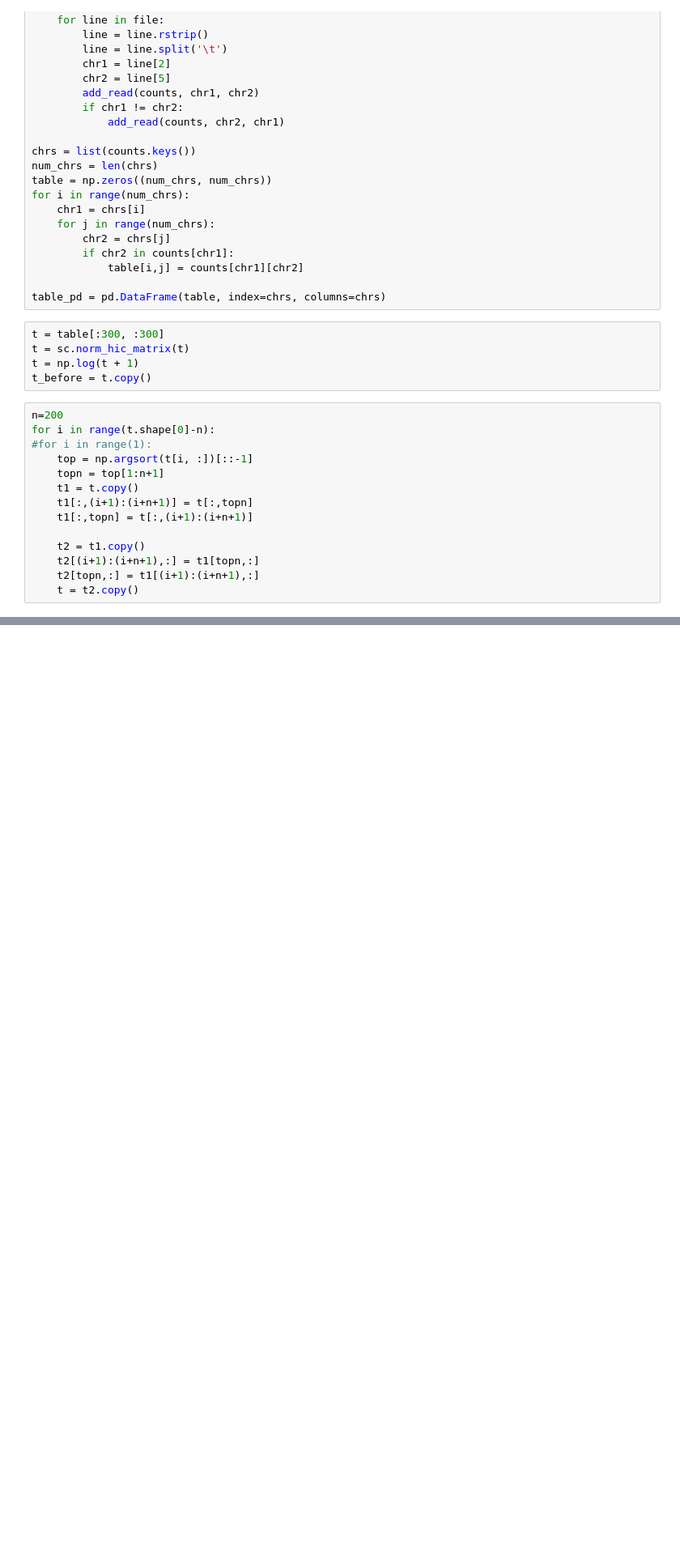
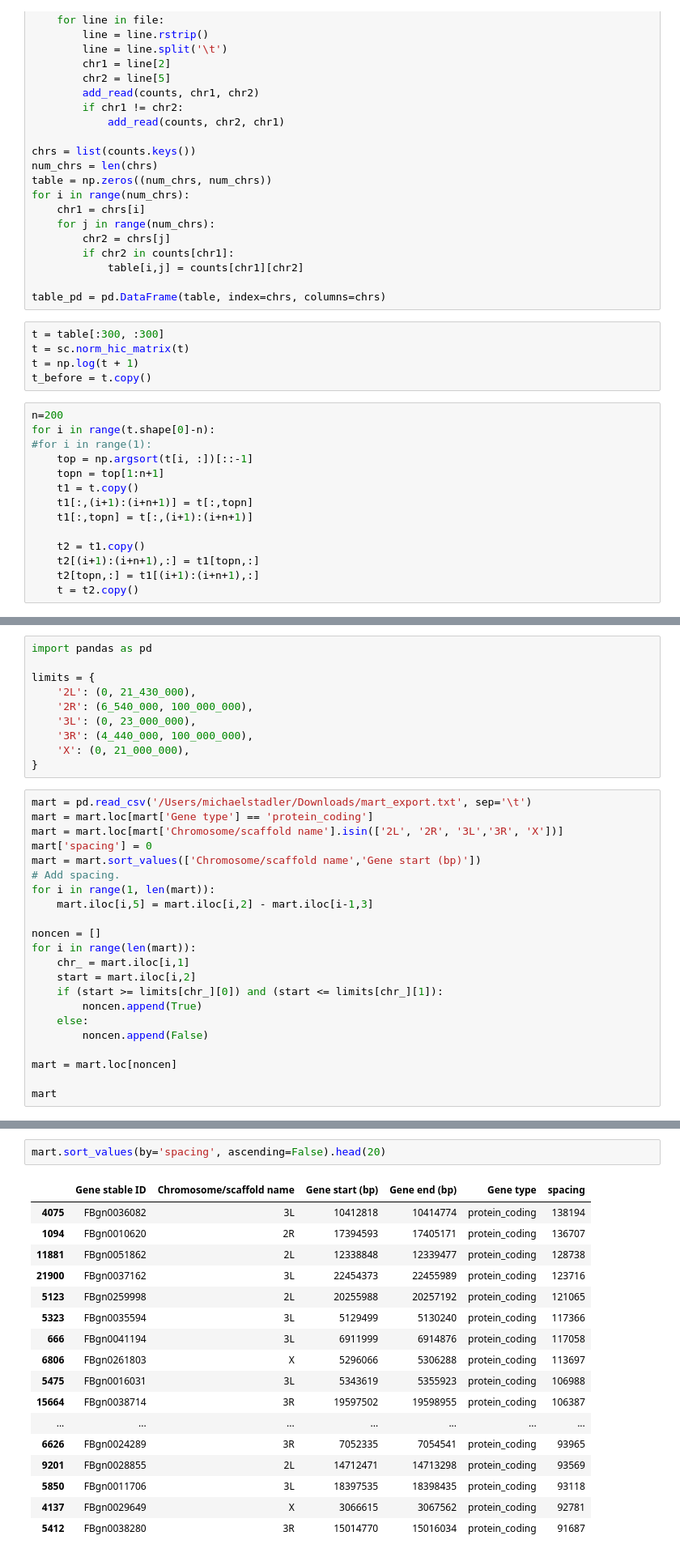
Before and after one commit to michaelrstadler/hic, a Jupyter notebook: bin/archive/working.ipynb, the cells around one changed output, grey strips where cells are left out. Shown: that part at 81% size. Cells and saved outputs as stored; diff of their text form; blank space fills up the shorter version.

```diff
--- a/bin/archive/working.ipynb
+++ b/bin/archive/working.ipynb
@@ -416,0 +413,32 @@ interactive(children=(Dropdown(description='Color', index=9, options=('Gators',
+# %%
+import pandas as pd
+
+limits = {
+    '2L': (0, 21_430_000),
+    '2R': (6_540_000, 100_000_000),
+    '3L': (0, 23_000_000),
+    '3R': (4_440_000, 100_000_000),
+    'X': (0, 21_000_000),
+}
+# %%
+mart = pd.read_csv('/Users/michaelstadler/Downloads/mart_export.txt', sep='\t')
+mart = mart.loc[mart['Gene type'] == 'protein_coding']
+mart = mart.loc[mart['Chromosome/scaffold name'].isin(['2L', '2R', '3L','3R', 'X'])]
+mart['spacing'] = 0
+mart = mart.sort_values(['Chromosome/scaffold name','Gene start (bp)'])
+# Add spacing.
+for i in range(1, len(mart)):
+    mart.iloc[i,5] = mart.iloc[i,2] - mart.iloc[i-1,3]
+
+noncen = []
+for i in range(len(mart)):
+    chr_ = mart.iloc[i,1]
+    start = mart.iloc[i,2]
+    if (start >= limits[chr_][0]) and (start <= limits[chr_][1]):
+        noncen.append(True)
+    else:
+        noncen.append(False)
+
+mart = mart.loc[noncen]
+
+mart
@@ -416,0 +459,20 @@ interactive(children=(Dropdown(description='Color', index=9, options=('Gators',
+# %%
+mart.sort_values(by='spacing', ascending=False).head(20)
+# %% [output]
+|  | Gene stable ID | Chromosome/scaffold name | Gene start (bp) | Gene end (bp) | Gene type | spacing |
+| 4075 | FBgn0036082 | 3L | 10412818 | 10414774 | protein_coding | 138194 |
+| 1094 | FBgn0010620 | 2R | 17394593 | 17405171 | protein_coding | 136707 |
+| 11881 | FBgn0051862 | 2L | 12338848 | 12339477 | protein_coding | 128738 |
+| 21900 | FBgn0037162 | 3L | 22454373 | 22455989 | protein_coding | 123716 |
+| 5123 | FBgn0259998 | 2L | 20255988 | 20257192 | protein_coding | 121065 |
+| 5323 | FBgn0035594 | 3L | 5129499 | 5130240 | protein_coding | 117366 |
+| 666 | FBgn0041194 | 3L | 6911999 | 6914876 | protein_coding | 117058 |
+| 6806 | FBgn0261803 | X | 5296066 | 5306288 | protein_coding | 113697 |
+| 5475 | FBgn0016031 | 3L | 5343619 | 5355923 | protein_coding | 106988 |
+| 15664 | FBgn0038714 | 3R | 19597502 | 19598955 | protein_coding | 106387 |
+| ... | ... | ... | ... | ... | ... | ... |
+| 6626 | FBgn0024289 | 3R | 7052335 | 7054541 | protein_coding | 93965 |
+| 9201 | FBgn0028855 | 2L | 14712471 | 14713298 | protein_coding | 93569 |
+| 5850 | FBgn0011706 | 3L | 18397535 | 18398435 | protein_coding | 93118 |
+| 4137 | FBgn0029649 | X | 3066615 | 3067562 | protein_coding | 92781 |
+| 5412 | FBgn0038280 | 3R | 15014770 | 15016034 | protein_coding | 91687 |
```
Also changed, not shown: parts of 2 cells of this notebook, 2 other files.
